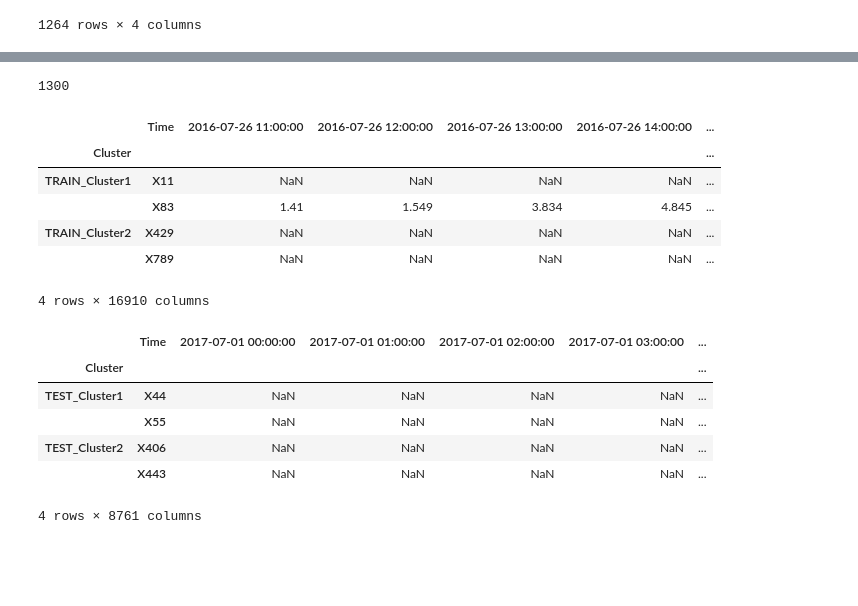
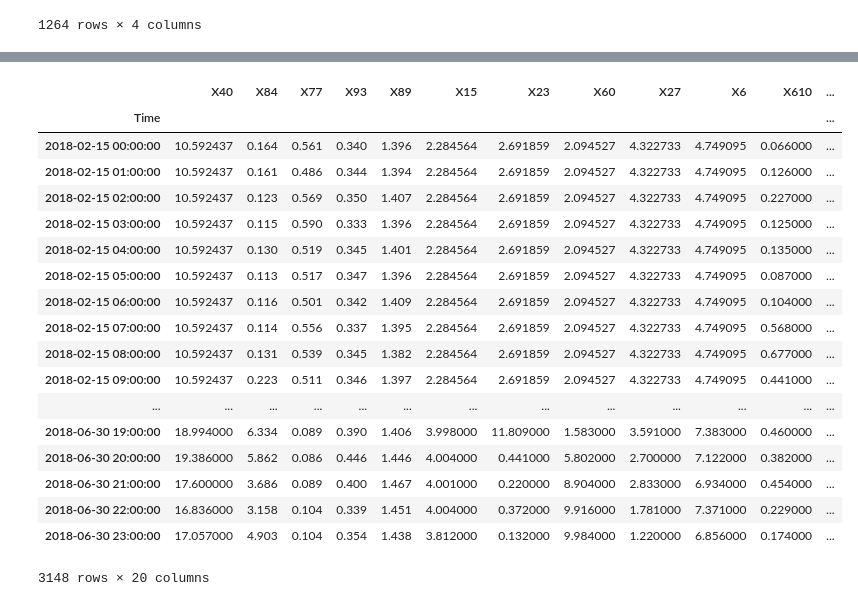
Before and after one commit to yagippi27/DACON_CONTEST_2019, a Jupyter notebook: SUHYUN/LSTM after clustering.ipynb, the cells around one changed output, grey strips where cells are left out. Saved outputs shown, nothing was run; the diff lists cells and outputs as text; code cells hidden in the pictures; blank space fills up the shorter version.

```diff
--- a/SUHYUN/LSTM after clustering.ipynb
+++ b/SUHYUN/LSTM after clustering.ipynb
@@ -43,3 +43,10 @@ cluster
 | 1262 | NaN | NaN | NaN | X998 |
 | 1263 | NaN | NaN | NaN | X999 |
 1264 rows × 4 columns
+# %%
+np.random.seed(10)
+test_c1 = np.random.choice(cluster['TEST_Cluster1'].dropna(), 5, replace=False)
+test_c2 = np.random.choice(cluster['TEST_Cluster2'].dropna(), 5, replace=False)
+train_c1 = np.random.choice(cluster['TRAIN_Cluster1'].dropna(), 10, replace=False)
+train_c2 = np.random.choice(cluster['TRAIN_Cluster2'].dropna(), 10, replace=False)
+print(test_c1, test_c2, train_c1, train_c2, sep='\n')
@@ -169,26 +92,23 @@ def sampling_func(data, sample_pct):
-# %%
-len(train_cluster)
-# %% [output]
-1300
-# %%
-train_group_set = train_cluster.groupby('Cluster').apply(sampling_func, 2)
-train_group_set.sort_index()
-# %% [output]
-|  | Time | 2016-07-26 11:00:00 | 2016-07-26 12:00:00 | 2016-07-26 13:00:00 | 2016-07-26 14:00:00 | ... |
-| Cluster |  |  |  |  |  | ... |
-| TRAIN_Cluster1 | X11 | NaN | NaN | NaN | NaN | ... |
-|  | X83 | 1.41 | 1.549 | 3.834 | 4.845 | ... |
-| TRAIN_Cluster2 | X429 | NaN | NaN | NaN | NaN | ... |
-|  | X789 | NaN | NaN | NaN | NaN | ... |
-4 rows × 16910 columns
-# %%
-test_group_set = test_cluster.groupby('Cluster').apply(sampling_func, 2)
-test_group_set.sort_index()
-# %% [output]
-|  | Time | 2017-07-01 00:00:00 | 2017-07-01 01:00:00 | 2017-07-01 02:00:00 | 2017-07-01 03:00:00 | ... |
-| Cluster |  |  |  |  |  | ... |
-| TEST_Cluster1 | X44 | NaN | NaN | NaN | NaN | ... |
-|  | X55 | NaN | NaN | NaN | NaN | ... |
-| TEST_Cluster2 | X406 | NaN | NaN | NaN | NaN | ... |
-|  | X443 | NaN | NaN | NaN | NaN | ... |
-4 rows × 8761 columns
+# %%
+train_group_set = raw_TRAIN.loc[:, train_c1.tolist()+train_c2.tolist()]
+train_group_set
+# %% [output]
+|  | X40 | X84 | X77 | X93 | X89 | X15 | X23 | X60 | X27 | X6 | X610 | ... |
+| Time |  |  |  |  |  |  |  |  |  |  |  | ... |
+| 2018-02-15 00:00:00 | 10.592437 | 0.164 | 0.561 | 0.340 | 1.396 | 2.284564 | 2.691859 | 2.094527 | 4.322733 | 4.749095 | 0.066000 | ... |
+| 2018-02-15 01:00:00 | 10.592437 | 0.161 | 0.486 | 0.344 | 1.394 | 2.284564 | 2.691859 | 2.094527 | 4.322733 | 4.749095 | 0.126000 | ... |
+| 2018-02-15 02:00:00 | 10.592437 | 0.123 | 0.569 | 0.350 | 1.407 | 2.284564 | 2.691859 | 2.094527 | 4.322733 | 4.749095 | 0.227000 | ... |
+| 2018-02-15 03:00:00 | 10.592437 | 0.115 | 0.590 | 0.333 | 1.396 | 2.284564 | 2.691859 | 2.094527 | 4.322733 | 4.749095 | 0.125000 | ... |
+| 2018-02-15 04:00:00 | 10.592437 | 0.130 | 0.519 | 0.345 | 1.401 | 2.284564 | 2.691859 | 2.094527 | 4.322733 | 4.749095 | 0.135000 | ... |
+| 2018-02-15 05:00:00 | 10.592437 | 0.113 | 0.517 | 0.347 | 1.396 | 2.284564 | 2.691859 | 2.094527 | 4.322733 | 4.749095 | 0.087000 | ... |
+| 2018-02-15 06:00:00 | 10.592437 | 0.116 | 0.501 | 0.342 | 1.409 | 2.284564 | 2.691859 | 2.094527 | 4.322733 | 4.749095 | 0.104000 | ... |
+| 2018-02-15 07:00:00 | 10.592437 | 0.114 | 0.556 | 0.337 | 1.395 | 2.284564 | 2.691859 | 2.094527 | 4.322733 | 4.749095 | 0.568000 | ... |
+| 2018-02-15 08:00:00 | 10.592437 | 0.131 | 0.539 | 0.345 | 1.382 | 2.284564 | 2.691859 | 2.094527 | 4.322733 | 4.749095 | 0.677000 | ... |
+| 2018-02-15 09:00:00 | 10.592437 | 0.223 | 0.511 | 0.346 | 1.397 | 2.284564 | 2.691859 | 2.094527 | 4.322733 | 4.749095 | 0.441000 | ... |
+| ... | ... | ... | ... | ... | ... | ... | ... | ... | ... | ... | ... | ... |
+| 2018-06-30 19:00:00 | 18.994000 | 6.334 | 0.089 | 0.390 | 1.406 | 3.998000 | 11.809000 | 1.583000 | 3.591000 | 7.383000 | 0.460000 | ... |
+| 2018-06-30 20:00:00 | 19.386000 | 5.862 | 0.086 | 0.446 | 1.446 | 4.004000 | 0.441000 | 5.802000 | 2.700000 | 7.122000 | 0.382000 | ... |
+| 2018-06-30 21:00:00 | 17.600000 | 3.686 | 0.089 | 0.400 | 1.467 | 4.001000 | 0.220000 | 8.904000 | 2.833000 | 6.934000 | 0.454000 | ... |
+| 2018-06-30 22:00:00 | 16.836000 | 3.158 | 0.104 | 0.339 | 1.451 | 4.004000 | 0.372000 | 9.916000 | 1.781000 | 7.371000 | 0.229000 | ... |
+| 2018-06-30 23:00:00 | 17.057000 | 4.903 | 0.104 | 0.354 | 1.438 | 3.812000 | 0.132000 | 9.984000 | 1.220000 | 6.856000 | 0.174000 | ... |
+3148 rows × 20 columns
```
Also changed, not shown: parts of 14 cells of this notebook, 5 other files.
